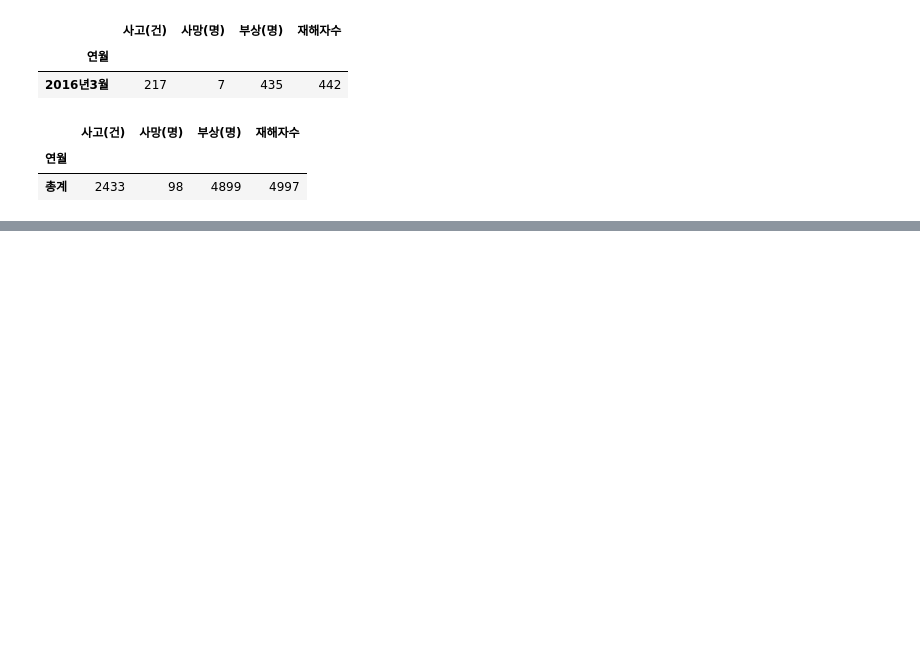
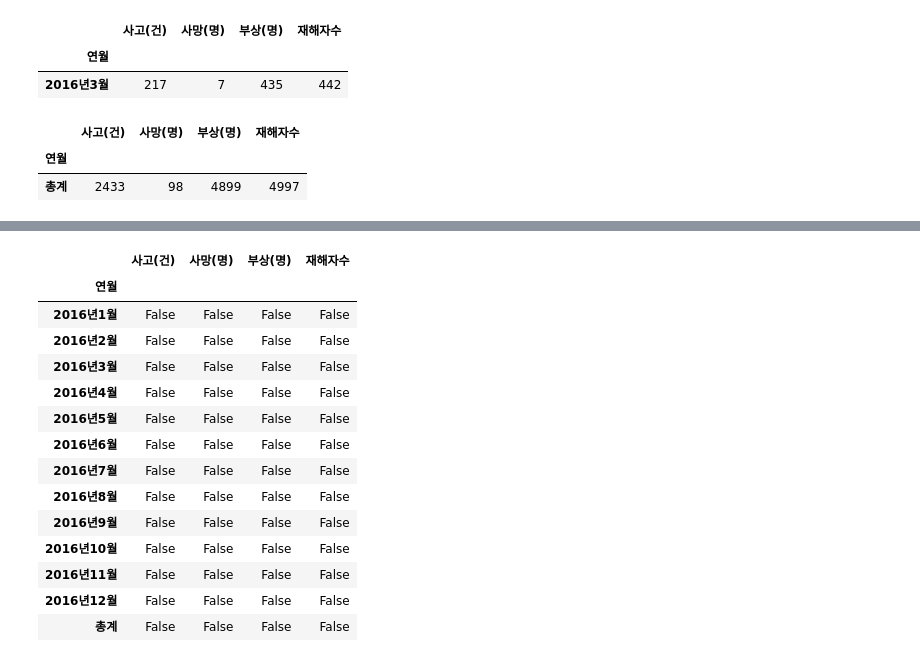
Before and after one commit to leeyunseok110/2025-1-myclass-BDA, a Jupyter notebook: inclass/03w_A_mon_0324_dataframe_application.ipynb, the cells around one changed output, grey strips where cells are left out. Cells and saved outputs as stored; diff of their text form; code cells hidden in the pictures; blank space fills up the shorter version.

```diff
--- a/inclass/03w_A_mon_0324_dataframe_application.ipynb
+++ b/inclass/03w_A_mon_0324_dataframe_application.ipynb
@@ -546,0 +1020,18 @@ df2[df2.index.str.contains('총')]
+# %%
+pd.isnull(df2)
+# %% [output]
+|  | 사고(건) | 사망(명) | 부상(명) | 재해자수 |
+| 연월 |  |  |  |  |
+| 2016년1월 | False | False | False | False |
+| 2016년2월 | False | False | False | False |
+| 2016년3월 | False | False | False | False |
+| 2016년4월 | False | False | False | False |
+| 2016년5월 | False | False | False | False |
+| 2016년6월 | False | False | False | False |
+| 2016년7월 | False | False | False | False |
+| 2016년8월 | False | False | False | False |
+| 2016년9월 | False | False | False | False |
+| 2016년10월 | False | False | False | False |
+| 2016년11월 | False | False | False | False |
+| 2016년12월 | False | False | False | False |
+| 총계 | False | False | False | False |
```
Also changed, not shown: parts of 96 cells of this notebook.
